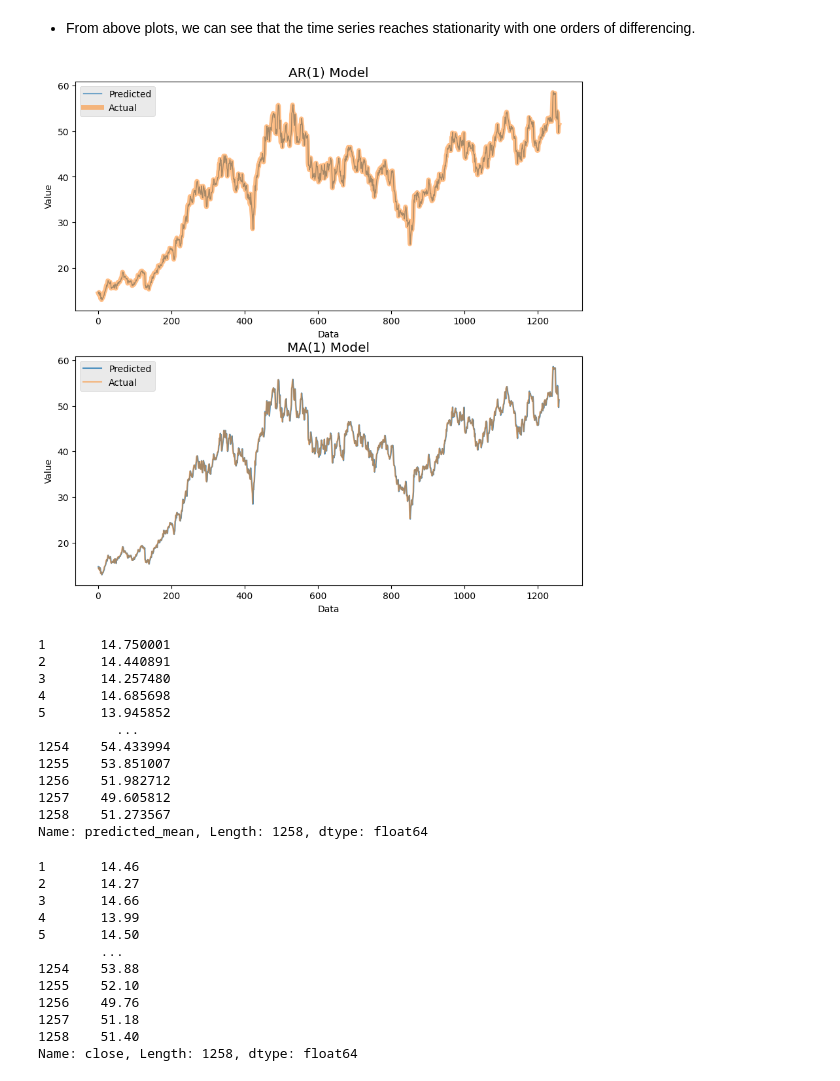
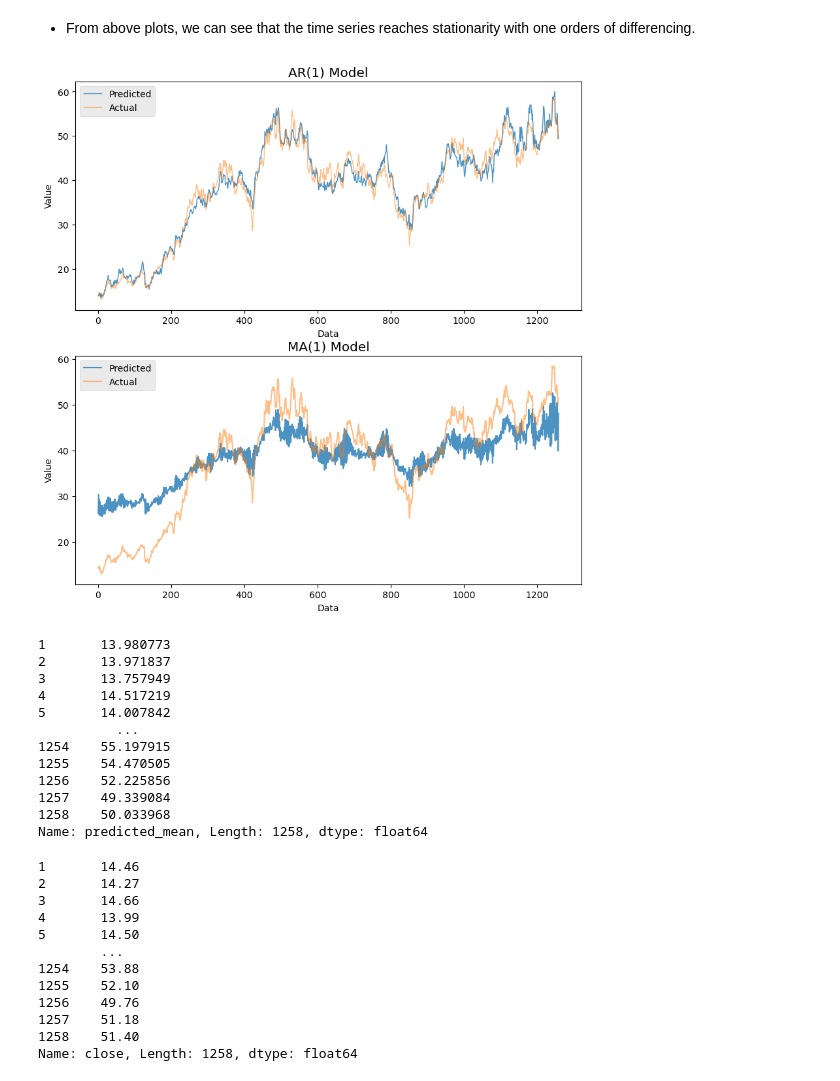
Before and after one commit to wangyeye66/5221-Final-Project, a Jupyter notebook: Code_5221.ipynb, the cells around one changed output. Drawn from its saved outputs; the diff is of its cells as text; code cells hidden in the pictures.

```diff
--- a/Code_5221.ipynb
+++ b/Code_5221.ipynb
@@ -207,50 +207,50 @@ plt.show()
 # %%
 from statsmodels.tsa.arima.model import ARIMA
 # model1 is AR(1)
-model1 = ARIMA(ALL_1.close, order = (1,1,0))
+model1 = ARIMA(ALL_1.deseason, order = (1,0,0))
 # model2 is MA(1)
-model2 = ARIMA(ALL_1.close, order = (0,1,1))
+model2 = ARIMA(ALL_1.deseason, order = (0,0,1))
 model_fit1 = model1.fit()
 model_fit2 = model2.fit()
 # %%
 fig, (ax1, ax2) = plt.subplots(nrows=2, ncols=1, figsize=(10, 10))
 pred1 = model_fit1.predict()
 pred2 = model_fit2.predict()
 plt.style.use('ggplot')
 
 # plot actual values and predicted values
 ax1.plot(pred1[1:], label='Predicted', alpha = 0.8 ,linewidth = 1)
-ax1.plot(ALL_1.close[1:], label='Actual', alpha = 0.5,linewidth = 5)
+ax1.plot(ALL_1.close[1:], label='Actual', alpha = 0.5,linewidth = 1)
 ax1.set_title('AR(1) Model')
 ax1.set_xlabel('Data')
 ax1.set_ylabel('Value')
 ax1.legend()
 
 
 ax2.plot(pred2[1:], label='Predicted', alpha = 0.8)
 ax2.plot(ALL_1.close[1:], label='Actual', alpha = 0.5)
 ax2.set_title('MA(1) Model')
 ax2.set_xlabel('Data')
 ax2.set_ylabel('Value')
 ax2.legend()
 
 plt.show()
 # %% [output]
-[figure, old version]
+[figure, new version]
 # %%
 pred1[1:]
 # %% [output]
-1       14.750001
-2       14.440891
-3       14.257480
-4       14.685698
-5       13.945852
+1       13.980773
+2       13.971837
+3       13.757949
+4       14.517219
+5       14.007842
           ...
-1254    54.433994
-1255    53.851007
-1256    51.982712
-1257    49.605812
-1258    51.273567
+1254    55.197915
+1255    54.470505
+1256    52.225856
+1257    49.339084
+1258    50.033968
 Name: predicted_mean, Length: 1258, dtype: float64
 # %%
 ALL_1.close[1:]
```
Also changed, not shown: parts of 12 cells of this notebook.
